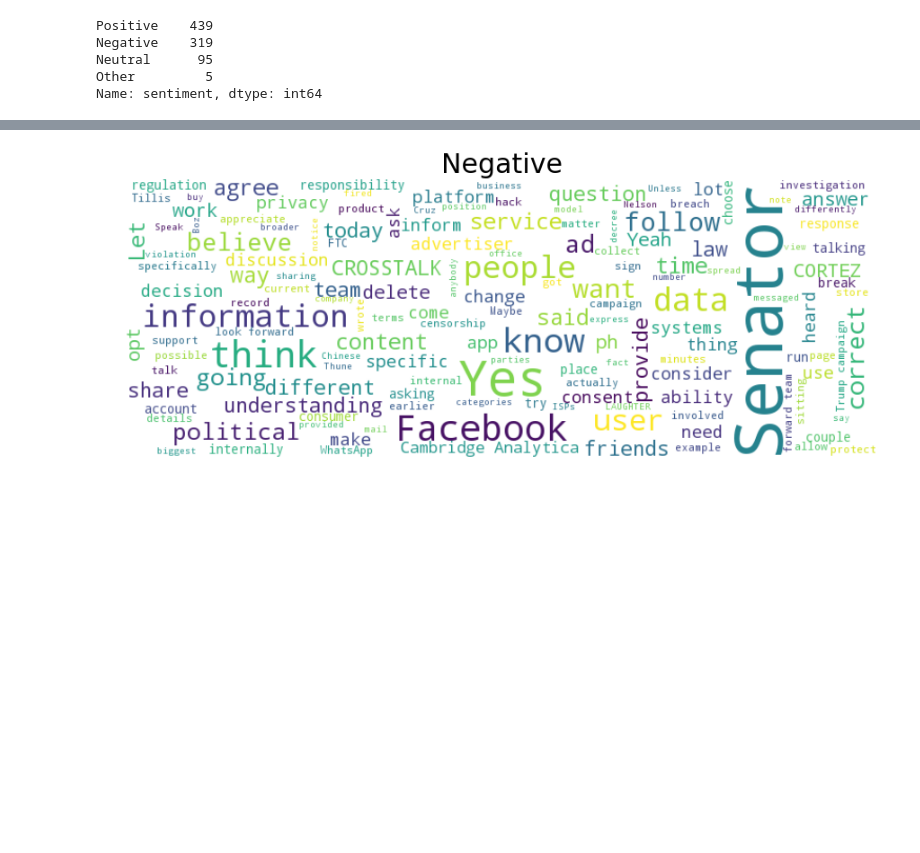
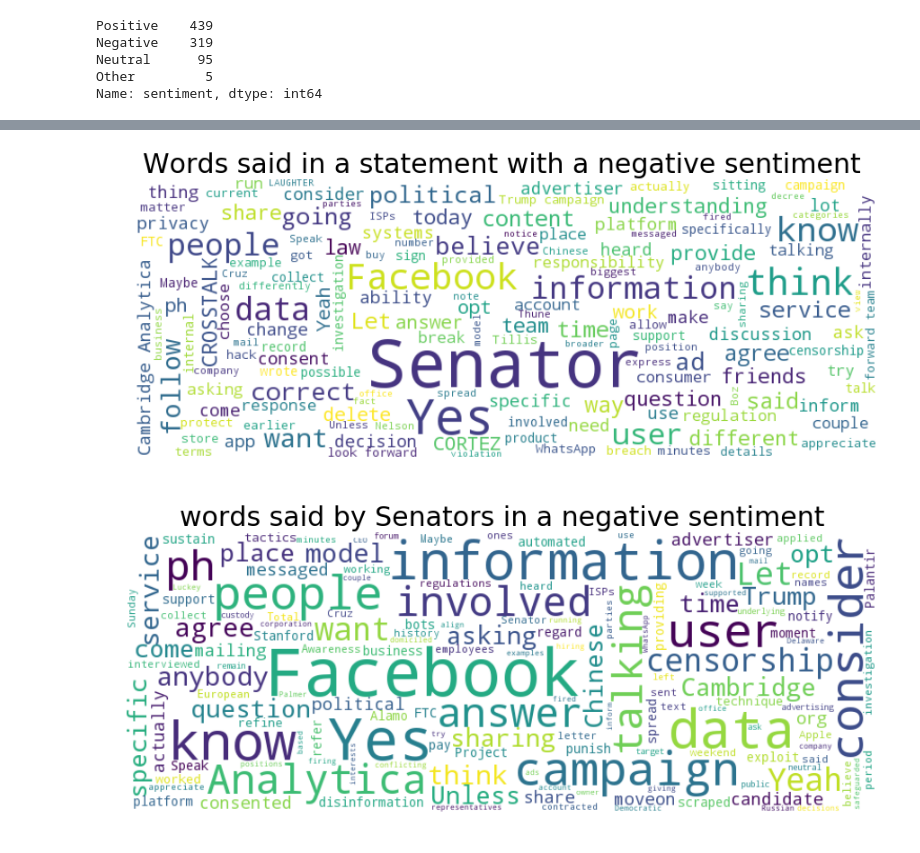
Before and after one commit to mmd52/StoryTelling, a Jupyter notebook: FBConvoAnalysis.ipynb, the cells around one changed output, grey strips where cells are left out. Saved outputs shown, nothing was run; the diff lists cells and outputs as text; code cells hidden in the pictures; blank space fills up the shorter version.

```diff
--- a/FBConvoAnalysis.ipynb
+++ b/FBConvoAnalysis.ipynb
@@ -293,5 +506,5 @@ plt.show()
 # %%
-stopwords=set(STOPWORDS).union(ENGLISH_STOP_WORDS)
+stopwords=set(STOPWORDS).union(ENGLISH_STOP_WORDS).union('Senator')
 #alice_mask = np.array(Image.open("../input/fbmask/fbmask.png"))
 names = df["Text"].loc[df['sentiment']=='Negative']
 #print(names)
@@ -299,9 +512,27 @@ wordcloud = WordCloud(max_words=150,stopwords=stopwords,max_font_size=70, width=
                       background_color ="white").generate(' '.join(names))
 plt.figure(figsize=(15,8))
 plt.imshow(wordcloud,interpolation="bilinear")
-plt.title("Negative", fontsize=30)
+plt.title("Words said in a statement with a negative sentiment", fontsize=30)
 plt.axis("off")
 plt.savefig("mark",dpi=600)
 plt.show()
 # %% [output]
-[figure, old version]
+[figure, new version]
+# %%
+ndf=df.loc[df['sentiment']=='Negative']
+S=ndf[(ndf['Person']=="CRUZ:")|(ndf['Person']=="WHITEHOUSE:")|(ndf['Person']=="WHITEHOUSE:")|(ndf['Person']=="SCHATZ:")|(ndf['Person']=="COONS:")|(ndf['Person']=="JOHNSON:")|(ndf['Person']=="DURBIN:")|(ndf['Person']=="UDALL:")|(ndf['Person']=="CANTWELL:")|(ndf['Person']=="HELLER:")|(ndf['Person']=="CORNYN:")|(ndf['Person']=="LEAHY:")|(ndf['Person']=="LEE:")|(ndf['Person']=="KLOBUCHAR:")|(ndf['Person']=="BLUNT:")|(ndf['Person']=="FLAKE:")|(ndf['Person']=="MORAN:")|(ndf['Person']=="NELSON:")|(ndf['Person']=="WICKER:")|(ndf['Person']=="FEINSTEIN:")|(ndf['Person']=="HATCH:")]['Text']
+# %%
+stopwords=set(STOPWORDS).union(ENGLISH_STOP_WORDS)
+#alice_mask = np.array(Image.open("../input/fbmask/fbmask.png"))
+names = S
+#print(names)
+wordcloud = WordCloud(max_words=150,stopwords=stopwords,max_font_size=70, width=800, height=300,#mask=alice_mask,
+                      background_color ="white").generate(' '.join(names))
+plt.figure(figsize=(15,8))
+plt.imshow(wordcloud,interpolation="bilinear")
+plt.title("words said by Senators in a negative sentiment", fontsize=30)
+plt.axis("off")
+plt.savefig("negSentimentSenators.png",dpi=600)
+plt.show()
+# %% [output]
+[figure, added]
```
Also changed, not shown: parts of 33 cells of this notebook, 14 other files.
